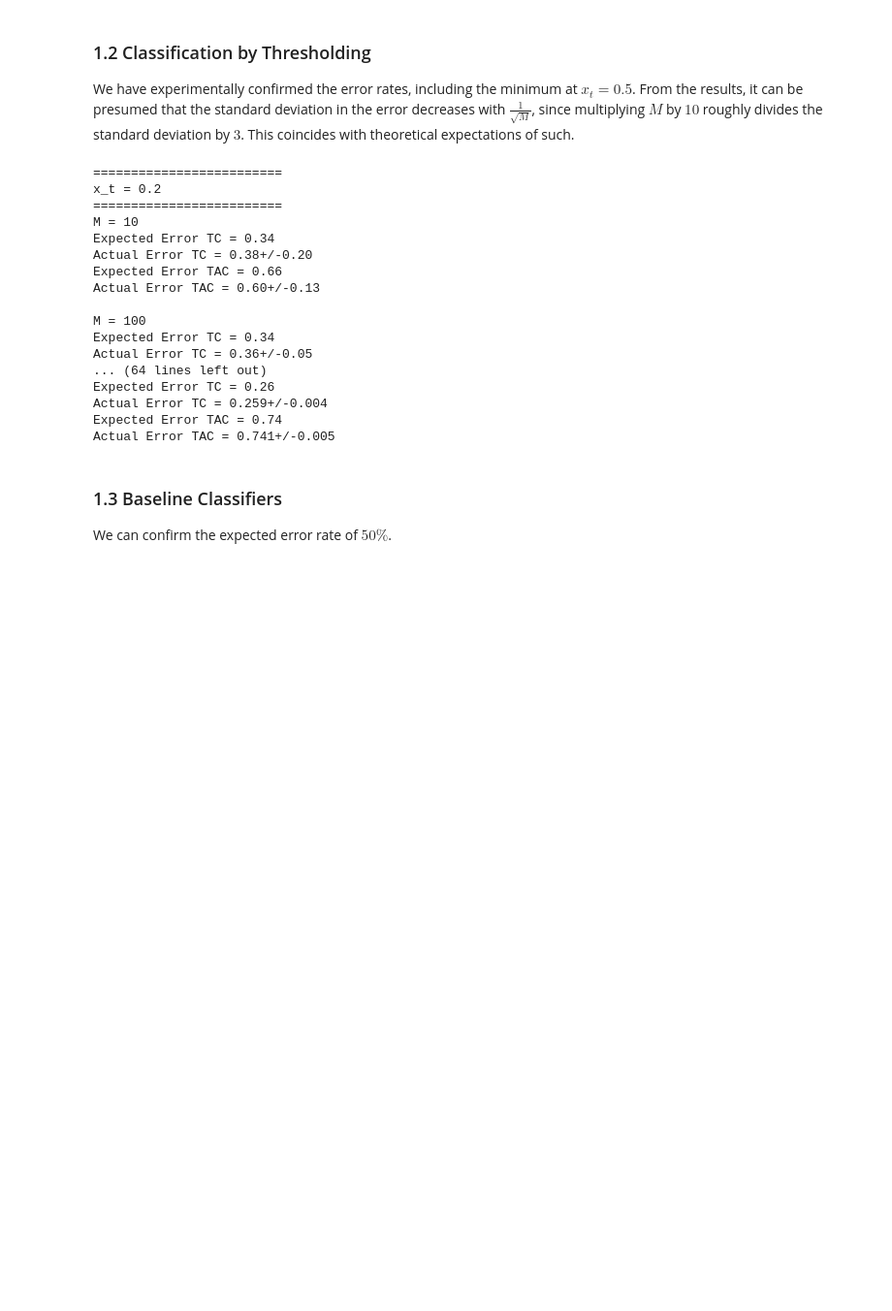
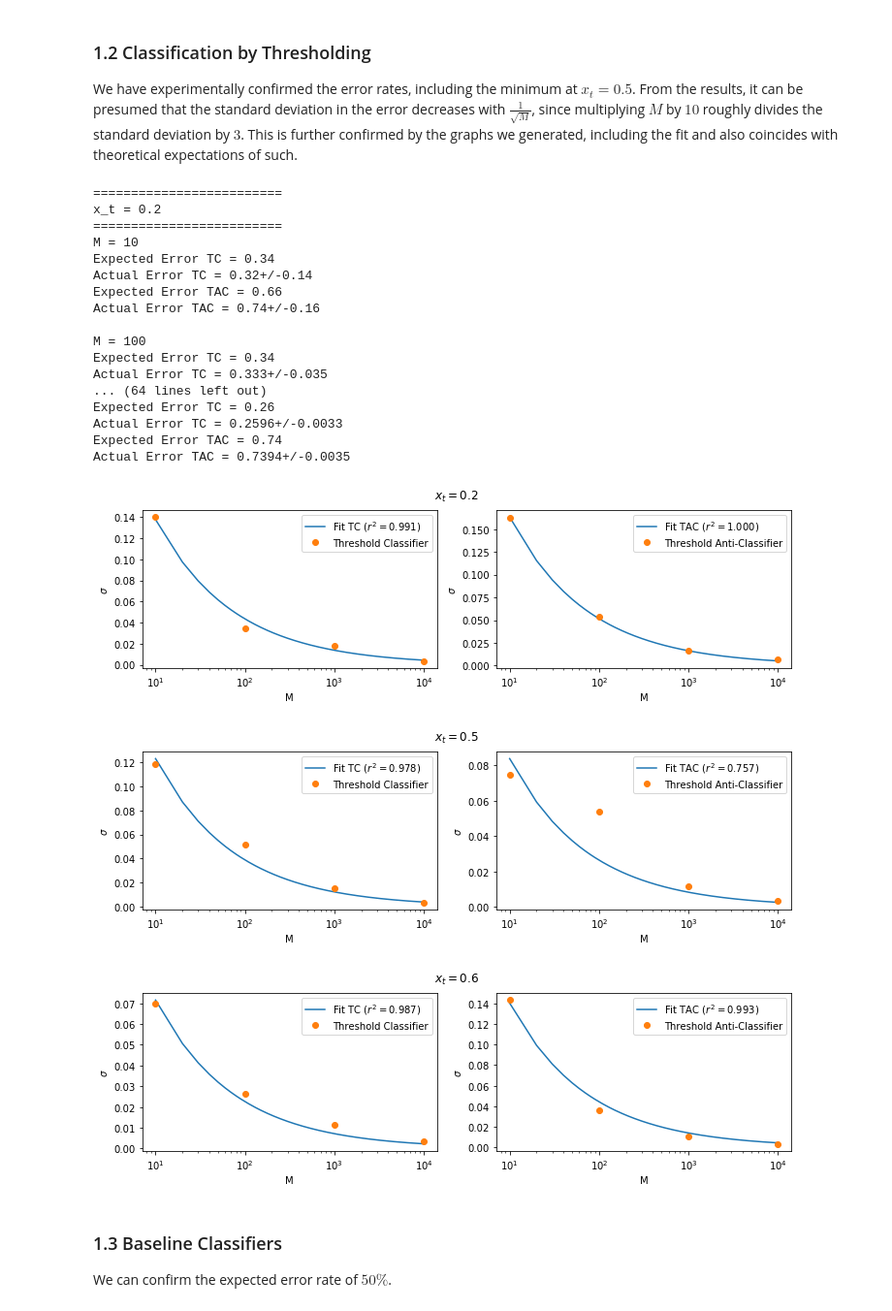
Before and after one commit to LarsKue/FML, a Jupyter notebook: exercise_1a/monte-carlo.ipynb, the cells around one changed output. Shown at 97% size. Cells and saved outputs as stored; diff of their text form; code cells hidden in the pictures; blank space fills up the shorter version.

```diff
--- a/exercise_1a/monte-carlo.ipynb
+++ b/exercise_1a/monte-carlo.ipynb
@@ -51,9 +52,11 @@ plt.show()
 # %% [markdown]
 ### 1.2 Classification by Thresholding
 
-We have experimentally confirmed the error rates, including the minimum at $x_t = 0.5$. From the results, it can be presumed that the standard deviation in the error decreases with $\frac{1}{\sqrt{M}}$,
+We have experimentally confirmed the error rates, including the minimum at $x_t = 0.5$.
+From the results, it can be presumed that the standard deviation in the error decreases with $\frac{1}{\sqrt{M}}$,
 since multiplying $M$ by $10$ roughly divides the standard deviation by $3$.
-This coincides with theoretical expectations of such.
+This is further confirmed by the graphs we generated, including the fit and also coincides
+with theoretical expectations of such.
 # %%
 class ClassifierTest:
     def __init__(self, data_creator, classifier):
@@ -96,11 +99,31 @@ def tc(x, x_t):
 def tac(x, x_t):
     return x < x_t
 
-for x_t in [0.2, 0.5, 0.6]:
+def std_fit_func(M, a):
+    return a / np.sqrt(M)
+
+def r_sq(data, fit):
+    """
+    R^2 Goodness of Fit Test
+    Good fits return values close to 1.
+    See also: https://en.wikipedia.org/wiki/Coefficient_of_determination
+    """
+    ss_res = np.sum((data - fit) ** 2)
+    ss_tot = np.sum((data - np.mean(data)) ** 2)
+
+    return 1 - (ss_res / ss_tot)
+
+x_ts = [0.2, 0.5, 0.6]
+Ms = [10, 100, 1000, 10_000]
+
+for x_t in x_ts:
     print("=========================")
     print(f"x_t = {x_t}")
     print("=========================")
-    for M in [10, 100, 1000, 10_000]:
+
+    stds_tc = []
+    stds_tac = []
+    for M in Ms:
         predicted_error_tc = 0.25 + (x_t - 0.5) ** 2
         predicted_error_tac = 1 - predicted_error_tc
 
@@ -116,38 +139,69 @@ for x_t in [0.2, 0.5, 0.6]:
         )
 
         errors_tac, mean_tac, std_tac = tac_test.run(
             iterations=10,
             creator_args=[M],
             creator_kwargs=None,
             classifier_args=[x_t],
             classifier_kwargs=None
         )
 
+        stds_tc.append(std_tc)
+        stds_tac.append(std_tac)
+
         # pretty printing
         print(f"M = {M}")
         print(f"Expected Error TC = {predicted_error_tc:.2f}")
         print(f"Actual Error TC = {ufloat(mean_tc, std_tc)}")
         print(f"Expected Error TAC = {predicted_error_tac}")
         print(f"Actual Error TAC = {ufloat(mean_tac, std_tac)}")
         print()
+
+    popt_tc, pcov_tc = curve_fit(std_fit_func, Ms, stds_tc)
+    popt_tac, pcov_tac = curve_fit(std_fit_func, Ms, stds_tac)
+
+    fig, axes = plt.subplots(1, 2, figsize=(12, 3))
+
+    r2_tc = r_sq(stds_tc, std_fit_func(Ms, *popt_tc))
+    r2_tac = r_sq(stds_tac, std_fit_func(Ms, *popt_tac))
+
+    plot_x = np.linspace(min(Ms), max(Ms), 1000)
+    axes[0].plot(plot_x, std_fit_func(plot_x, *popt_tc), label=f"Fit TC $(r^2 = {r2_tc:.3f})$")
+    axes[1].plot(plot_x, std_fit_func(plot_x, *popt_tac), label=f"Fit TAC $(r^2 = {r2_tac:.3f})$")
+
+    del plot_x
+
+    axes[0].plot(Ms, stds_tc, lw=0, marker="o", label="Threshold Classifier")
+    axes[1].plot(Ms, stds_tac, lw=0, marker="o", label="Threshold Anti-Classifier")
+
+    fig.suptitle(f"$x_t = {x_t}$")
+    for ax in axes:
+        ax.set_xlabel("M")
+        ax.set_ylabel(r"$\sigma$")
+        ax.set_xscale("log")
+        ax.legend()
+    plt.show()
 # %% [output]
 =========================
 x_t = 0.2
 =========================
 M = 10
 Expected Error TC = 0.34
-Actual Error TC = 0.38+/-0.20
+Actual Error TC = 0.32+/-0.14
 Expected Error TAC = 0.66
-Actual Error TAC = 0.60+/-0.13
+Actual Error TAC = 0.74+/-0.16
 
 M = 100
 Expected Error TC = 0.34
-Actual Error TC = 0.36+/-0.05
+Actual Error TC = 0.333+/-0.035
 ... (64 lines left out)
 Expected Error TC = 0.26
-Actual Error TC = 0.259+/-0.004
+Actual Error TC = 0.2596+/-0.0033
 Expected Error TAC = 0.74
-Actual Error TAC = 0.741+/-0.005
+Actual Error TAC = 0.7394+/-0.0035
+[figure, added]
+[figure, added]
+[figure, added]
 # %% [markdown]
 ### 1.3 Baseline Classifiers
 
```
Also changed, not shown: parts of 4 cells of this notebook.
